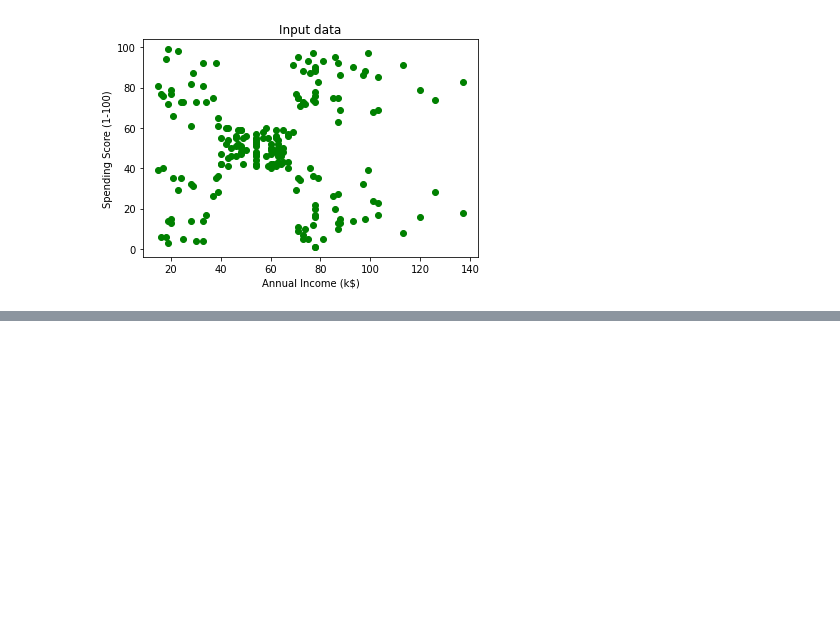
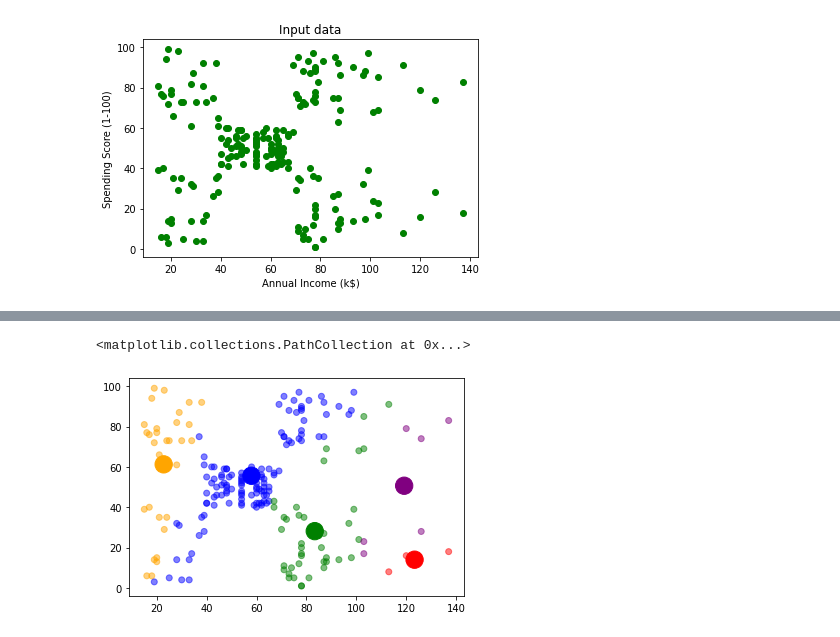
Before and after one commit to crmsnbleyd/kmeans-py, a Jupyter notebook: k-means.ipynb, the cells around one changed output, grey strips where cells are left out. Saved outputs shown, nothing was run; the diff lists cells and outputs as text; code cells hidden in the pictures; blank space fills up the shorter version.

```diff
--- a/k-means.ipynb
+++ b/k-means.ipynb
@@ -93,0 +131,5 @@ def assign_centroid(data, centroids):
+# %%
+# assigning centroid to be average (mean) of values in its cluster
+data_columns = ['Annual Income (k$)', 'Spending Score (1-100)']
+centroids = x.groupby('centroid').agg('mean').loc[:,data_columns].reset_index(drop = True)
+centroids
@@ -93,0 +143,7 @@ def assign_centroid(data, centroids):
+# %%
+plt.scatter(x.iloc[:,0], x.iloc[:,1],  marker = 'o', c = x['centroid'].apply(lambda z: colors[z]), alpha = 0.5)
+plt.scatter(centroids.iloc[:,0], centroids.iloc[:,1],  marker = 'o', s=300,
+           c = centroids.index.map(lambda z: colors[z]))
+# %% [output]
+<matplotlib.collections.PathCollection at 0x...>
+[figure, added]
```
Also changed, not shown: parts of 9 cells of this notebook.
